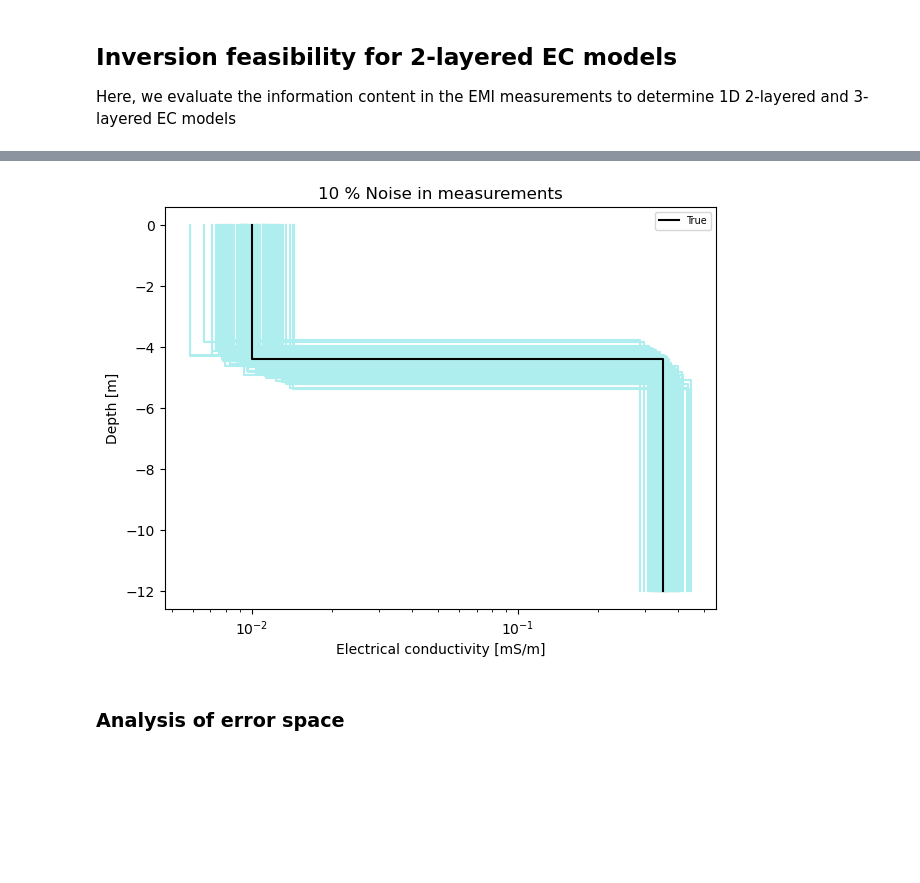
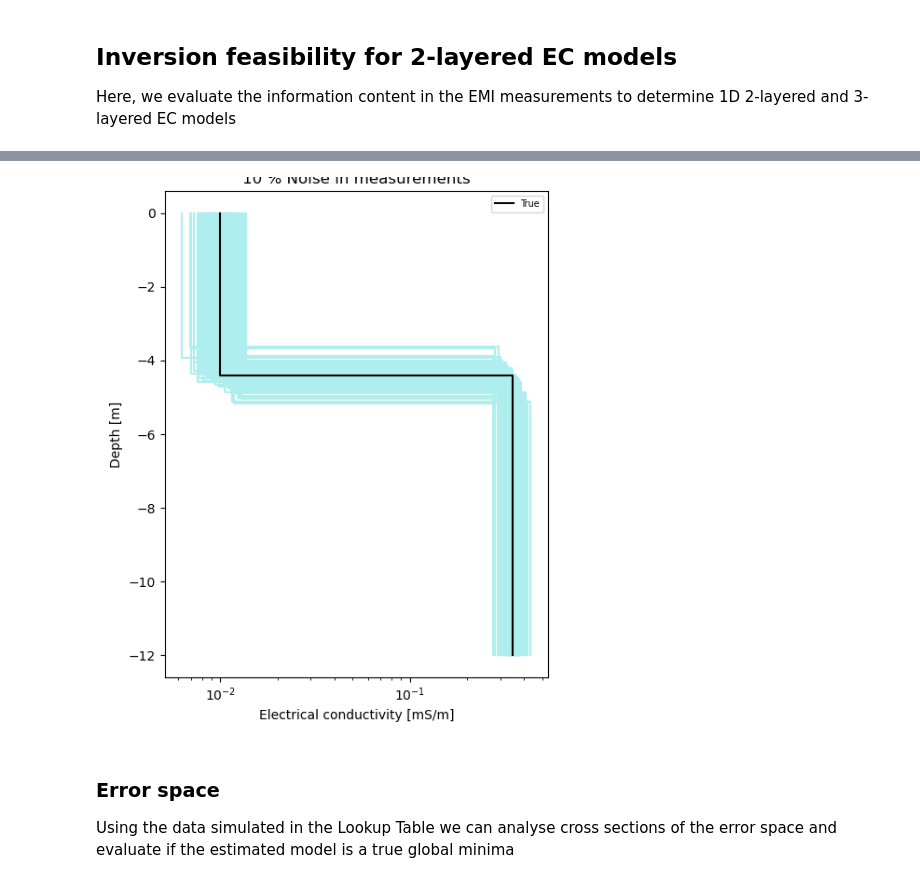
Before and after one commit to mariacarrizo/EMI_Gw_Temp_1D, a Jupyter notebook: Estimations_2Lay.ipynb, the cells around one changed output, grey strips where cells are left out. Drawn from its saved outputs; the diff is of its cells as text; code cells hidden in the pictures; blank space fills up the shorter version.

```diff
--- a/Estimations_2Lay.ipynb
+++ b/Estimations_2Lay.ipynb
@@ -144,20 +128,7 @@ def NoiseAnalysis_2Lay(data_true, noise=0.1, test_it=100):
 
 models_noise = NoiseAnalysis_2Lay(data_2Lay_true)
 # %%
-# Plot the models
-
-def PlotModel(model, depths, ax=None, model_name=None, model_style='k'):
-    if ax is None:
-        fig, ax = plt.subplots()
-    fs=7
-    ax.step(model, depths, model_style, label=model_name)
-    ax.set_xscale('log')
-    ax.set_xlabel('Electrical conductivity [mS/m]')
-    ax.set_ylabel('Depth [m]')
-    if model_name is not None:
-        ax.legend(fontsize=fs)
-    plt.tight_layout()
-
+# Plot several random estimated models obtained with noisy data
 fig, ax = plt.subplots()
 
 for m in range(len(models_noise)):
@@ -269,5 +246,5 @@ models_noise = NoiseAnalysis_2Lay_GD(data_2Lay_true)
 # %%
-fig, ax = plt.subplots()
+fig, ax = plt.subplots(figsize=(5,6))
 
 for m in range(len(models_noise)):
     mod = models_noise[m]
@@ -283,6 +260,8 @@ plt.savefig('figures/2Lay_Noise_GD.eps', format='eps')
-[figure, old version]
+[figure, new version]
 # %% [markdown]
-### Analysis of error space
+### Error space
+
+Using the data simulated in the Lookup Table we can analyse cross sections of the error space and evaluate if the estimated model is a true global minima
 # %%
 # search the error space and output models with error < 0.2
 err, models_err = ErrorSpace_2Lay(LU_2Lay, data_2Lay_est, 0.08, conds, thicks, nsl)
```
Also changed, not shown: parts of 17 cells of this notebook.
